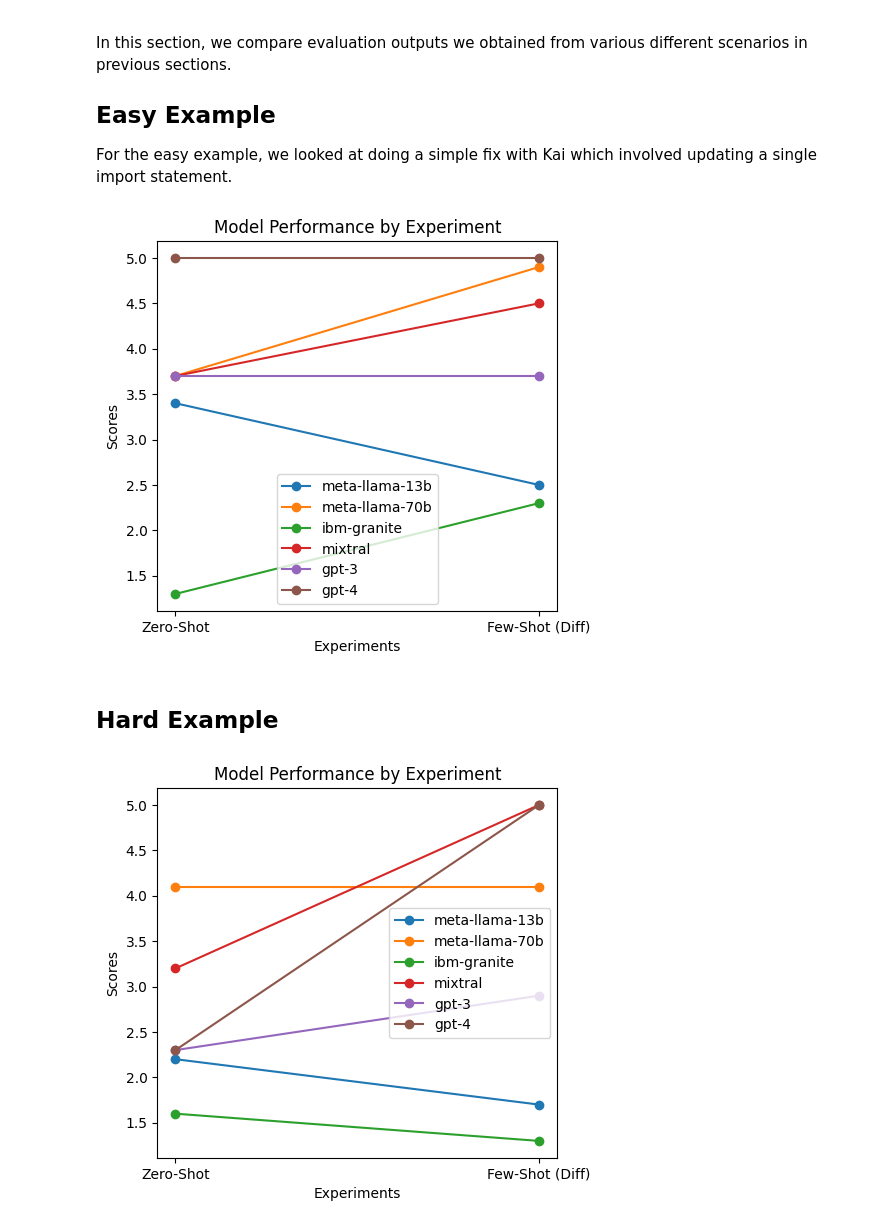
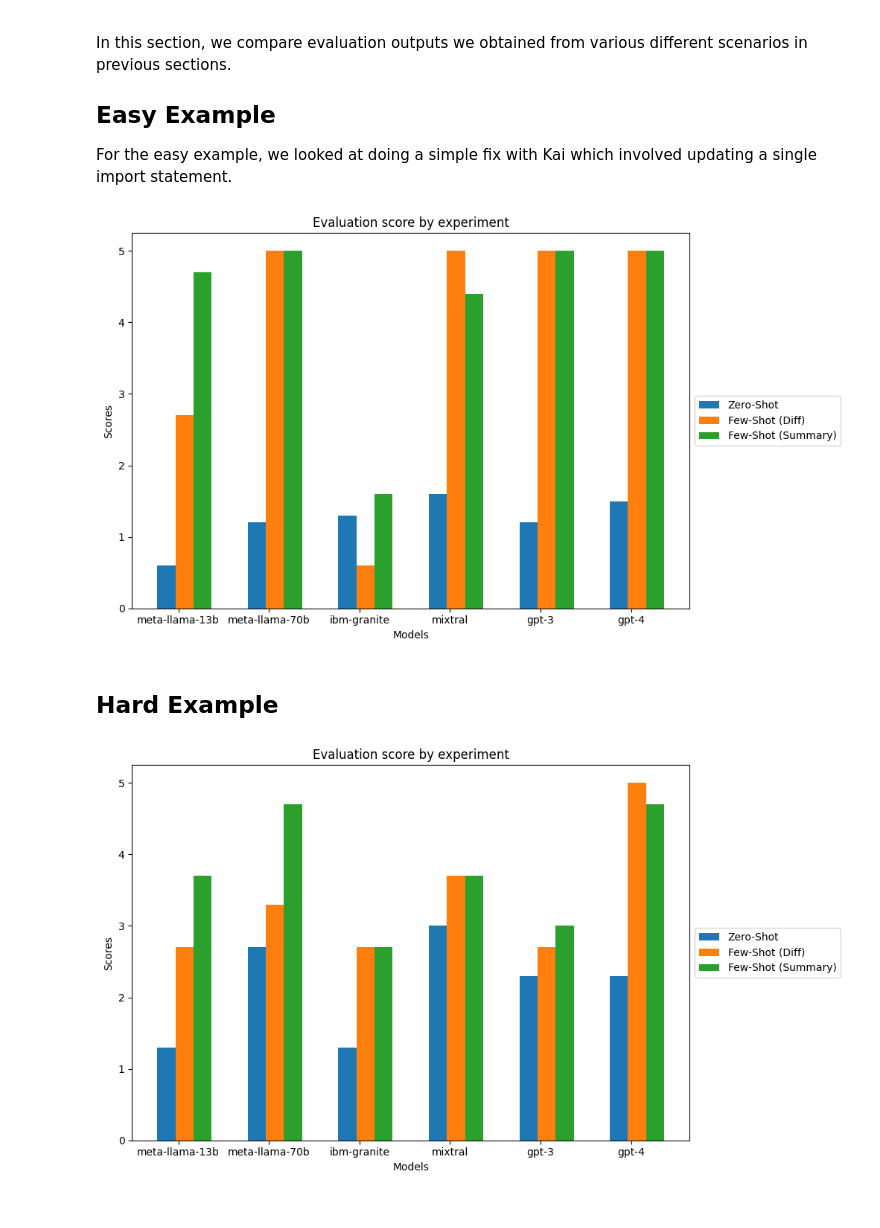
Before and after one commit to konveyor/kai, a Jupyter notebook: notebooks/evaluation/01.coolstore.ipynb, the cells around one changed output. Saved outputs shown, nothing was run; the diff lists cells and outputs as text; code cells hidden in the pictures.

```diff
--- a/notebooks/evaluation/01.coolstore.ipynb
+++ b/notebooks/evaluation/01.coolstore.ipynb
@@ -645,6 +639,0 @@ The outputs of this experiment will be generated in `./data/outputs/using_kai/ze
-# %%
-# run kai-fix for all models
-for model in KAI_FIX_MODELS:
-    print(f"generating fix using model {model}")
-    run_kai_generate_fix(model, "zero_shot_easy_with_info", "./templates/zero_shot/with_analysis_info.jinja", EXAMPLE_EASY)
-    print(f"generated fix using model {model}, output present in {OUTPUT_BASE_PATH}/using_kai/zero_shot_easy_with_info/{model}")
@@ -695,6 +639,0 @@ The outputs of this experiment will be generated in `./data/outputs/using_kai/ze
-# %%
-# run kai-fix for all models
-for model in KAI_FIX_MODELS:
-    print(f"generating fix using model {model}")
-    run_kai_generate_fix(model, "zero_shot_hard_with_info", "./templates/zero_shot/with_analysis_info.jinja", EXAMPLE_HARD)
-    print(f"generated fix using model {model}, output present in {OUTPUT_BASE_PATH}/using_kai/zero_shot_hard_with_info/{model}")
@@ -851,8 +762,8 @@ The outputs of this experiment will be generated in `./data/outputs/using_kai/fe
 # %%
 # run kai-fix for all models
-for model in [META_LLAMA_13b]:
+for model in KAI_FIX_MODELS:
     print(f"generating fix using model {model}")
-    run_kai_generate_fix(model, "few_shot_easy_llm_summary", "./templates/few_shot/default.jinja", EXAMPLE_EASY, llm_summary=True)
+    run_kai_generate_fix(model, "few_shot_easy_llm_summary", "./templates/few_shot/easy_hardcoded_summary.jinja", EXAMPLE_EASY)
     print(f"generated fix using model {model}, output present in {OUTPUT_BASE_PATH}/using_kai/few_shot_easy_llm_summary/{model}")
 # %% [output]
 generating fix using model meta-llama-13b
@@ -859,0 +783,2 @@ generated fix using model meta-llama-13b, output present in ./data/outputs//usin
+# %%
+few_shot_easy_summary_eval_output = run_evaluation_for_models(KAI_FIX_MODELS, EXAMPLE_EASY, "./data/outputs/using_kai/few_shot_easy_llm_summary/")
@@ -868,18 +868,18 @@ For the easy example, we looked at doing a simple fix with Kai which involved up
 # %%
 plot_multibar_chart_from_eval_outputs([
     (zero_shot_easy_eval_output, "Zero-Shot"),
-    # (zero_shot_easy_with_info_eval_output, "Zero-Shot w Info"),
-    (few_shot_easy_eval_output, "Few-Shot (Diff)")])
+    (few_shot_easy_eval_output, "Few-Shot (Diff)"),
+    (few_shot_easy_summary_eval_output, "Few-Shot (Summary)")])
 # %% [output]
-[figure, old version]
+[figure, new version]
 # %% [markdown]
 ## Hard Example
 # %%
 
 plot_multibar_chart_from_eval_outputs([
     (zero_shot_hard_eval_output, "Zero-Shot"),
-    # (zero_shot_hard_with_info_eval_output, "Zero-Shot w Info"),
-    (few_shot_hard_eval_output, "Few-Shot (Diff)")
+    (few_shot_hard_eval_output, "Few-Shot (Diff)"),
+    (few_shot_hard_summary_eval_output, "Few-Shot (Summary)")
     ])
 # %% [output]
-[figure, old version]
+[figure, new version]
```
Also changed, not shown: parts of 40 cells of this notebook, 6 other files.
